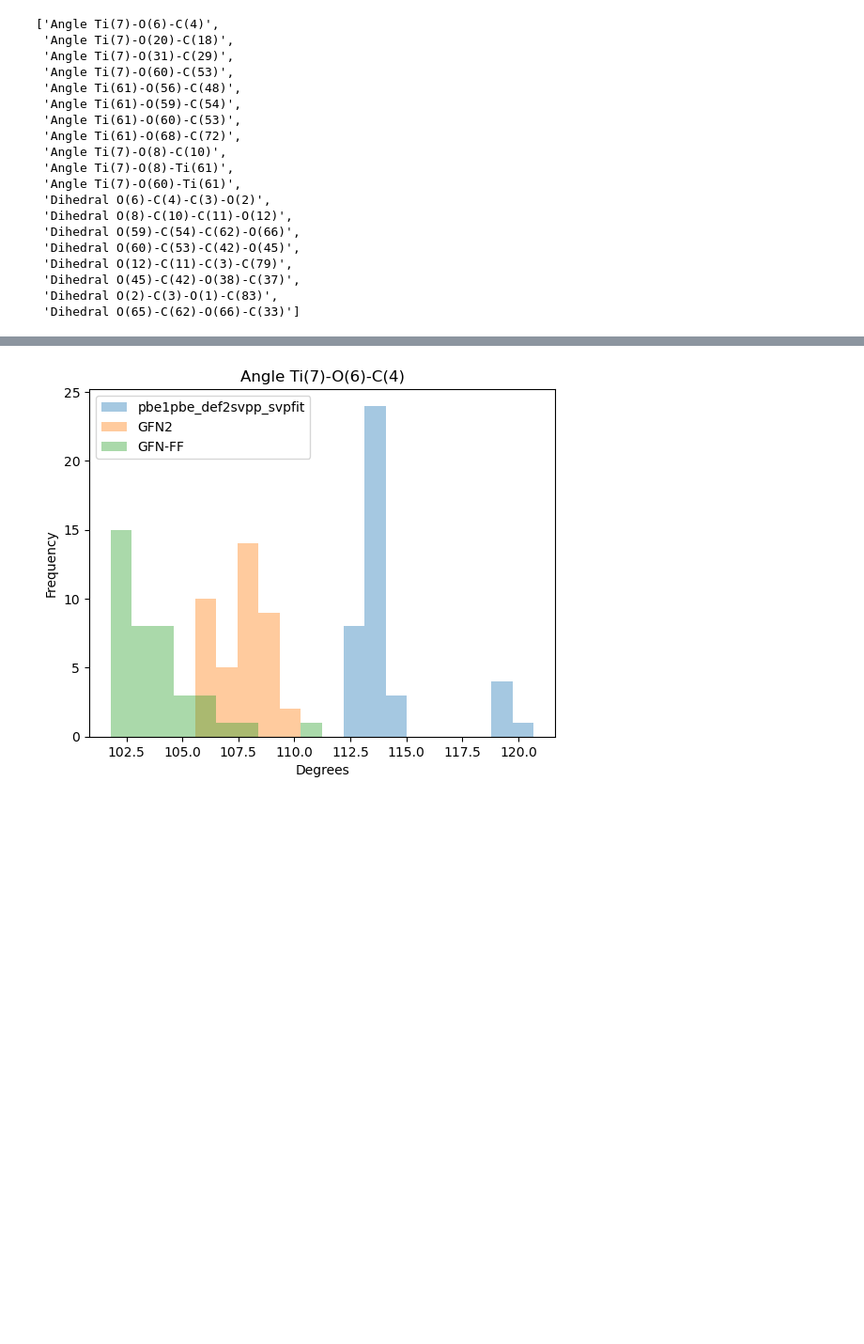
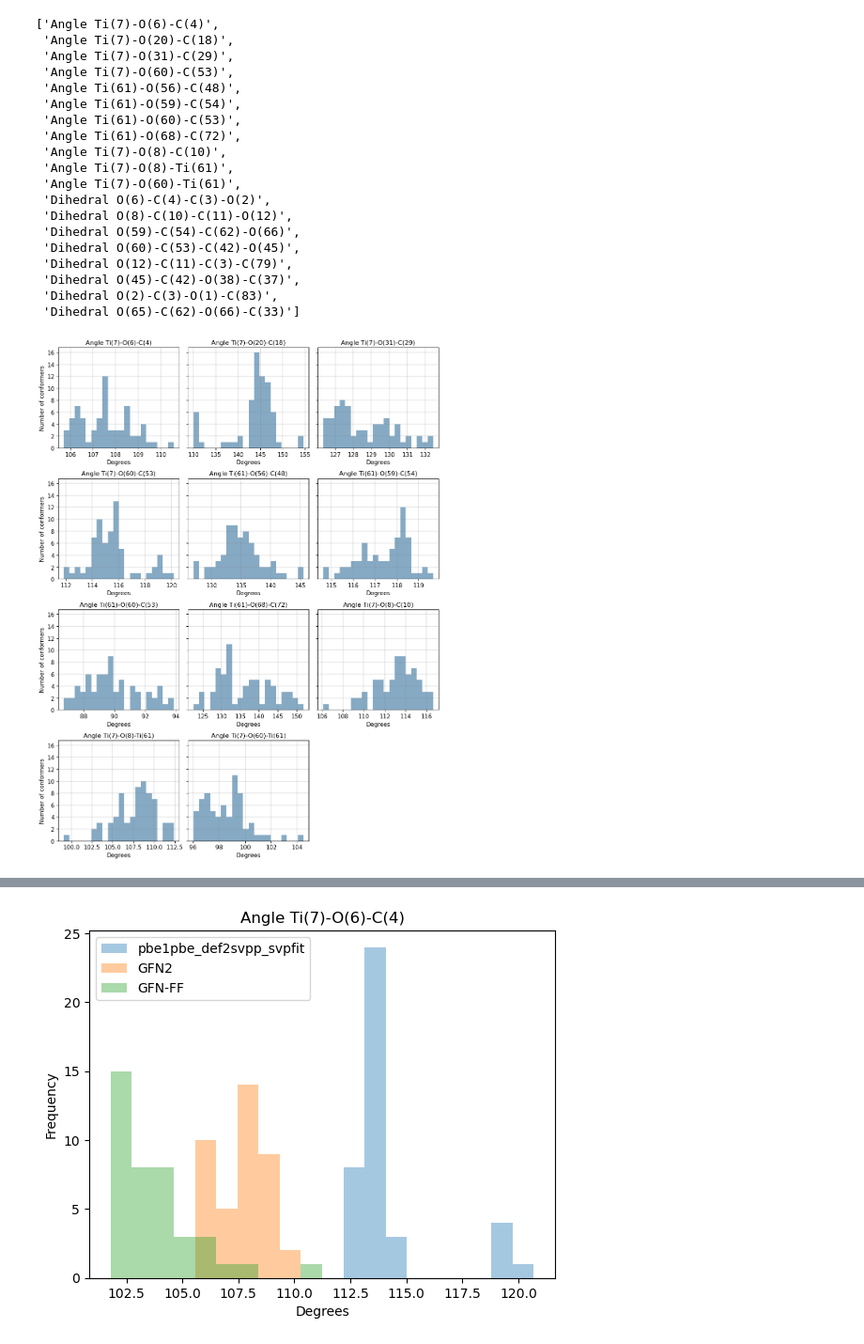
Before and after one commit to urmaspitsi/molli, a Jupyter notebook: examples/FeaturesAnalyzer.ipynb, the cells around one changed output, grey strips where cells are left out. Shown at 94% size. Cells and saved outputs as stored; diff of their text form; code cells hidden in the pictures; blank space fills up the shorter version.

```diff
--- a/examples/FeaturesAnalyzer.ipynb
+++ b/examples/FeaturesAnalyzer.ipynb
@@ -52,3 +52,12 @@ mols_gfn2 = au.create_ase_atoms_list_from_xyz_files(
 len(mols_gfn2)
 # %% [output]
 172
+# %%
+mols_ex0_gfn2 = au.create_ase_atoms_list_from_xyz_files(
+                input_paths=[
+                    Path("C:/tmp/gaussian/workflow/data/conformers/crest_gfn2/ex0a_gfn2_crestconfs.xyz"),
+                    Path("C:/tmp/gaussian/workflow/data/conformers/crest_gfn2/ex0b_gfn2_crestconfs.xyz"),
+                ]
+            )
+
+len(mols_ex0_gfn2)
@@ -160,3 +169,10 @@ df_gfn2[:3]
 | 0 | ex0a_gfn2_crestconfs_1 | 108.408354 | 131.202147 | 129.067155 | 119.084795 | ... |
 | 1 | ex0a_gfn2_crestconfs_2 | 108.200779 | 131.049456 | 130.122016 | 119.181737 | ... |
 | 2 | ex0a_gfn2_crestconfs_3 | 108.472254 | 130.337212 | 128.600648 | 119.146988 | ... |
+# %%
+df_ex0_gfn2 = A.analyze_by_features_to_dataframe(
+            molecules=mols_ex0_gfn2,
+            features_list=all_features
+        )
+
+df_ex0_gfn2[:3]
@@ -208,0 +232,24 @@ cols_to_plot
+# %%
+font_size = 11
+
+axs = df_ex0_gfn2.hist(
+        column=[col for col in cols_to_plot if "angle" in col.lower()],
+        layout=(4, 3),
+        figsize=(11, 14),
+        bins=20,
+        xlabelsize=font_size,
+        ylabelsize=font_size,
+        sharey=True,
+#        color="steelblue",
+        color = mpl.colormaps["twilight"].colors[75],
+    )
+
+for ax in axs.flatten():
+    ax.set_xlabel("Degrees", size=font_size)
+    ax.set_ylabel("Number of conformers", size=font_size)
+    ax.grid(color="grey", linewidth=0.3)
+
+plt.tight_layout()
+plt.savefig(Path("C:/tmp/images/ex0_gfn2_angles.png"), format="png", dpi=100)
+# %% [output]
+[figure, added]
```
Also changed, not shown: parts of 10 cells of this notebook, 3 other files.
